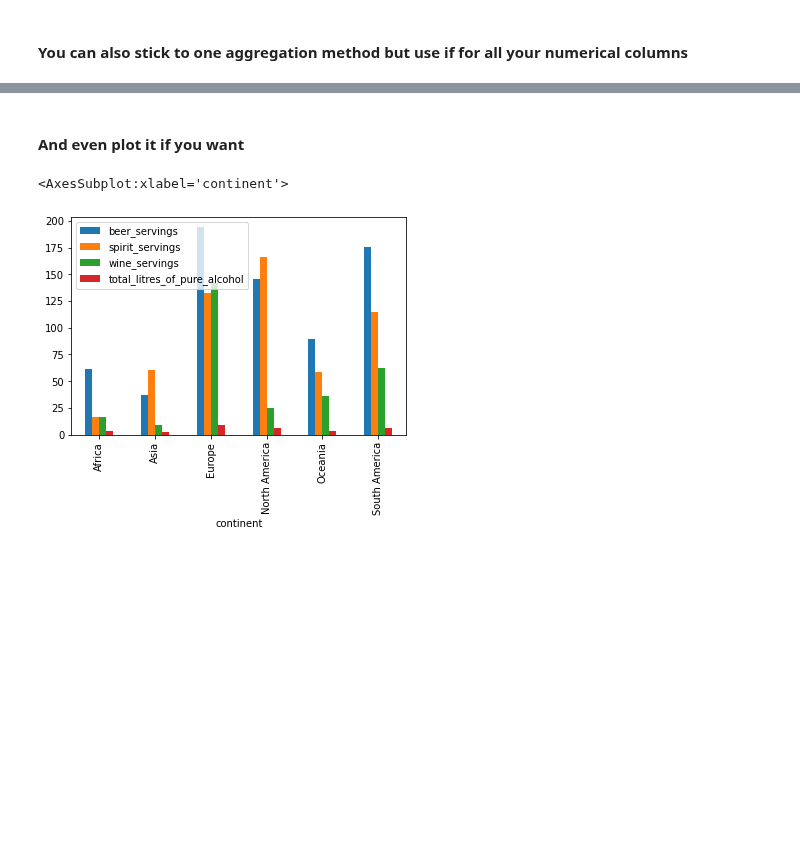
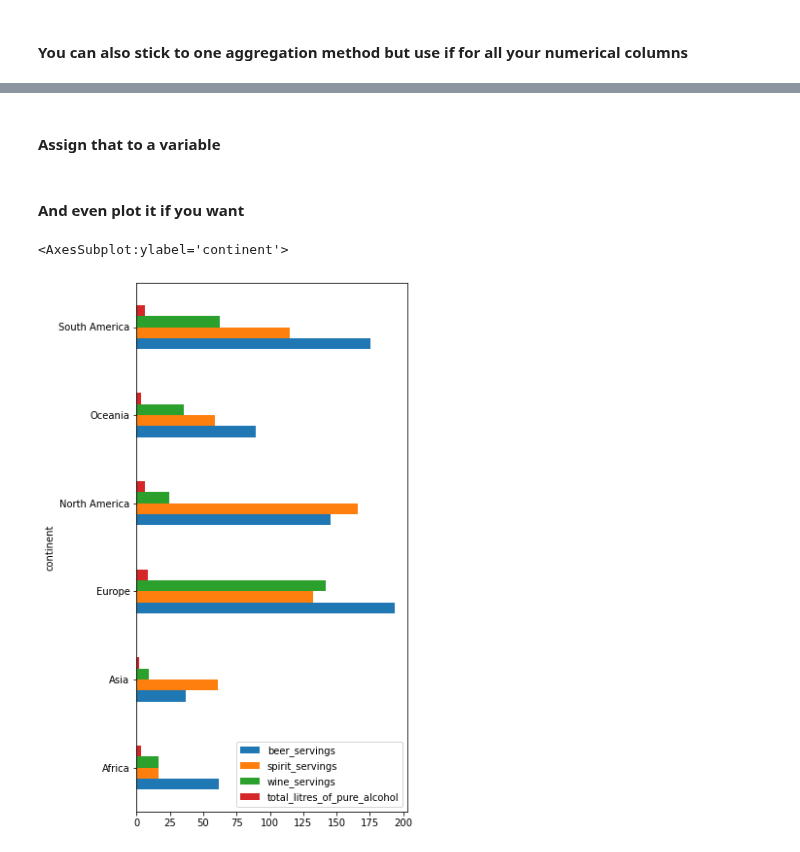
Before and after one commit to stiles/usc, a Jupyter notebook: notebooks/05_group_by_intro.ipynb, the cells around one changed output, grey strips where cells are left out. Drawn from its saved outputs; the diff is of its cells as text; code cells hidden in the pictures; blank space fills up the shorter version.

```diff
--- a/notebooks/05_group_by_intro.ipynb
+++ b/notebooks/05_group_by_intro.ipynb
@@ -143,0 +171,2 @@ all_drinks = df.groupby(['continent']).mean()
+# %% [markdown]
+#### Assign that to a variable
@@ -144,7 +175,7 @@ all_drinks = df.groupby(['continent']).mean()
 # %% [markdown]
 #### And even plot it if you want
-# %%
-all_drinks.plot(kind='bar')
-# %% [output]
-<AxesSubplot:xlabel='continent'>
-[figure, removed]
+# %%
+all_drinks.plot(kind='barh', figsize=(5,10))
+# %% [output]
+<AxesSubplot:ylabel='continent'>
+[figure, added]
```
Also changed, not shown: parts of 17 cells of this notebook, 4 other files.
